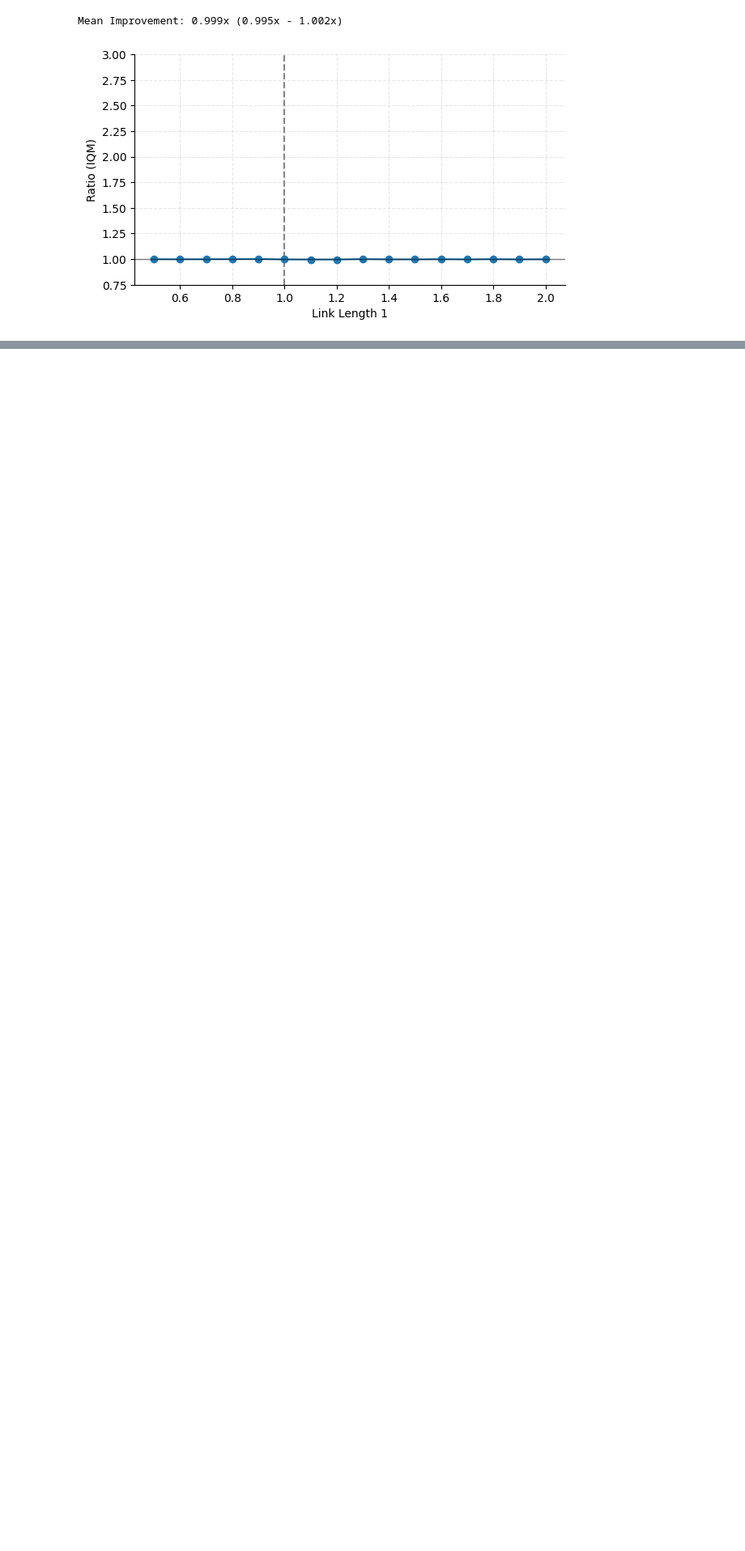
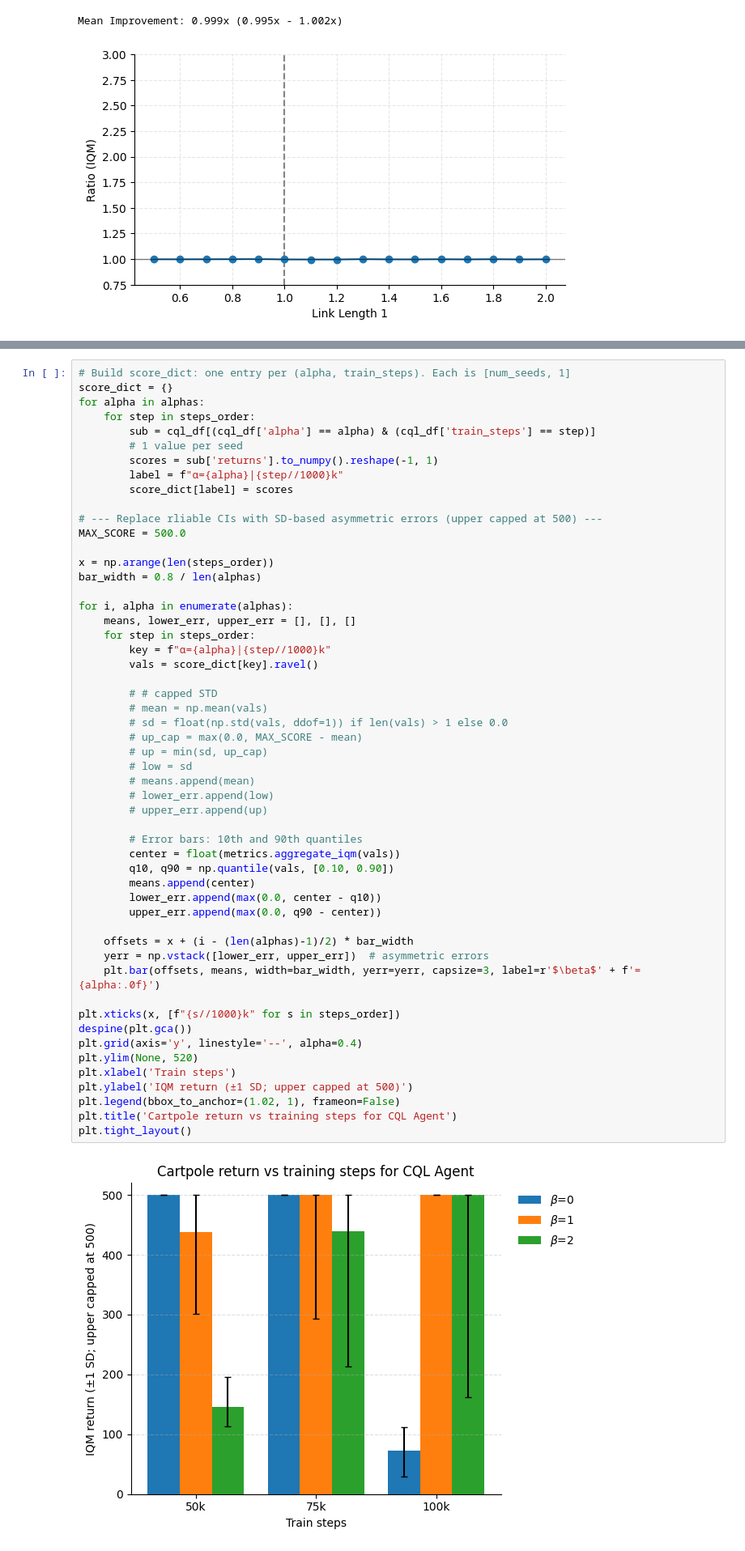
Before and after one commit to foty-hub/msc_thesis, a Jupyter notebook: notebooks/cartpole/plot.ipynb, the cells around one changed output, grey strips where cells are left out. Shown at 81% size. Drawn from its saved outputs; the diff is of its cells as text; blank space fills up the shorter version.

```diff
--- a/notebooks/cartpole/plot.ipynb
+++ b/notebooks/cartpole/plot.ipynb
@@ -321,0 +389,55 @@ Mean Improvement: 0.999x (0.995x - 1.002x)
+# %%
+# Build score_dict: one entry per (alpha, train_steps). Each is [num_seeds, 1]
+score_dict = {}
+for alpha in alphas:
+    for step in steps_order:
+        sub = cql_df[(cql_df['alpha'] == alpha) & (cql_df['train_steps'] == step)]
+        # 1 value per seed
+        scores = sub['returns'].to_numpy().reshape(-1, 1)
+        label = f"α={alpha}|{step//1000}k"
+        score_dict[label] = scores
+
+# --- Replace rliable CIs with SD-based asymmetric errors (upper capped at 500) ---
+MAX_SCORE = 500.0
+
+x = np.arange(len(steps_order))
+bar_width = 0.8 / len(alphas)
+
+for i, alpha in enumerate(alphas):
+    means, lower_err, upper_err = [], [], []
+    for step in steps_order:
+        key = f"α={alpha}|{step//1000}k"
+        vals = score_dict[key].ravel()
+
+        # # capped STD
+        # mean = np.mean(vals)
+        # sd = float(np.std(vals, ddof=1)) if len(vals) > 1 else 0.0
+        # up_cap = max(0.0, MAX_SCORE - mean)
+        # up = min(sd, up_cap)
+        # low = sd
+        # means.append(mean)
+        # lower_err.append(low)
+        # upper_err.append(up)
+
+        # Error bars: 10th and 90th quantiles
+        center = float(metrics.aggregate_iqm(vals))
+        q10, q90 = np.quantile(vals, [0.10, 0.90])
+        means.append(center)
+        lower_err.append(max(0.0, center - q10))
+        upper_err.append(max(0.0, q90 - center))
+
+    offsets = x + (i - (len(alphas)-1)/2) * bar_width
+    yerr = np.vstack([lower_err, upper_err])  # asymmetric errors
+    plt.bar(offsets, means, width=bar_width, yerr=yerr, capsize=3, label=r'$\beta$' + f'={alpha:.0f}')
+
+plt.xticks(x, [f"{s//1000}k" for s in steps_order])
+despine(plt.gca())
+plt.grid(axis='y', linestyle='--', alpha=0.4)
+plt.ylim(None, 520)
+plt.xlabel('Train steps')
+plt.ylabel('IQM return (±1 SD; upper capped at 500)')
+plt.legend(bbox_to_anchor=(1.02, 1), frameon=False)
+plt.title('Cartpole return vs training steps for CQL Agent')
+plt.tight_layout()
+# %% [output]
+[figure, added]
```
Also changed, not shown: parts of 7 cells of this notebook, 1 other file.
